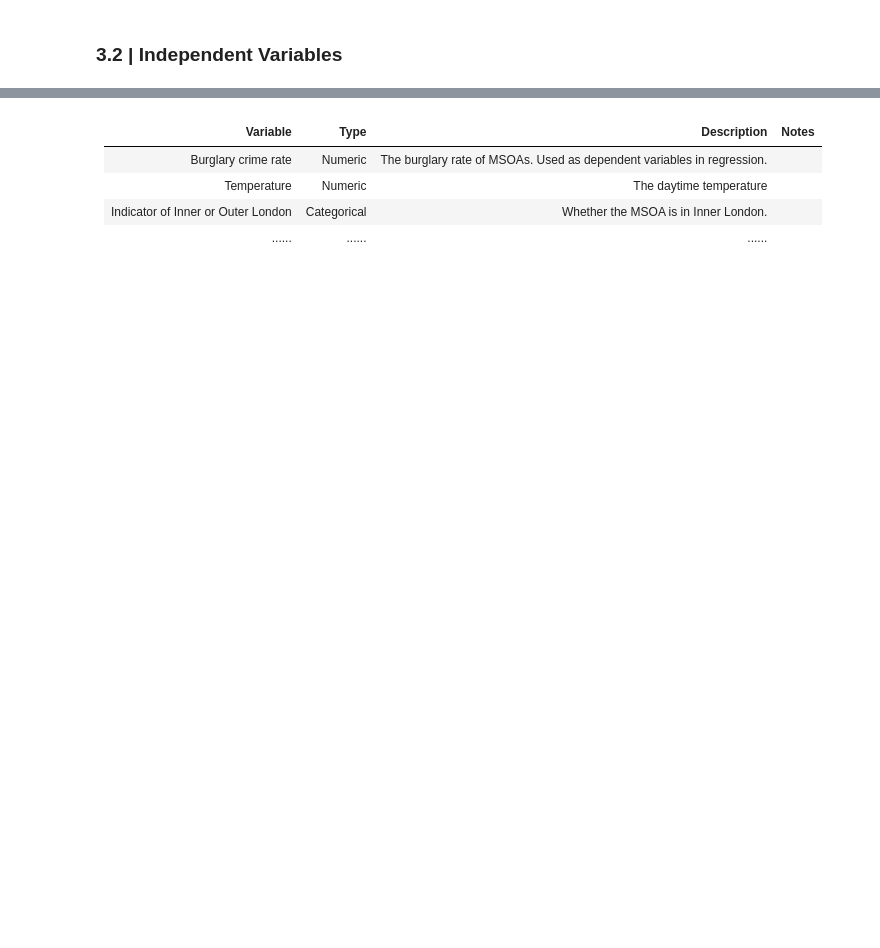
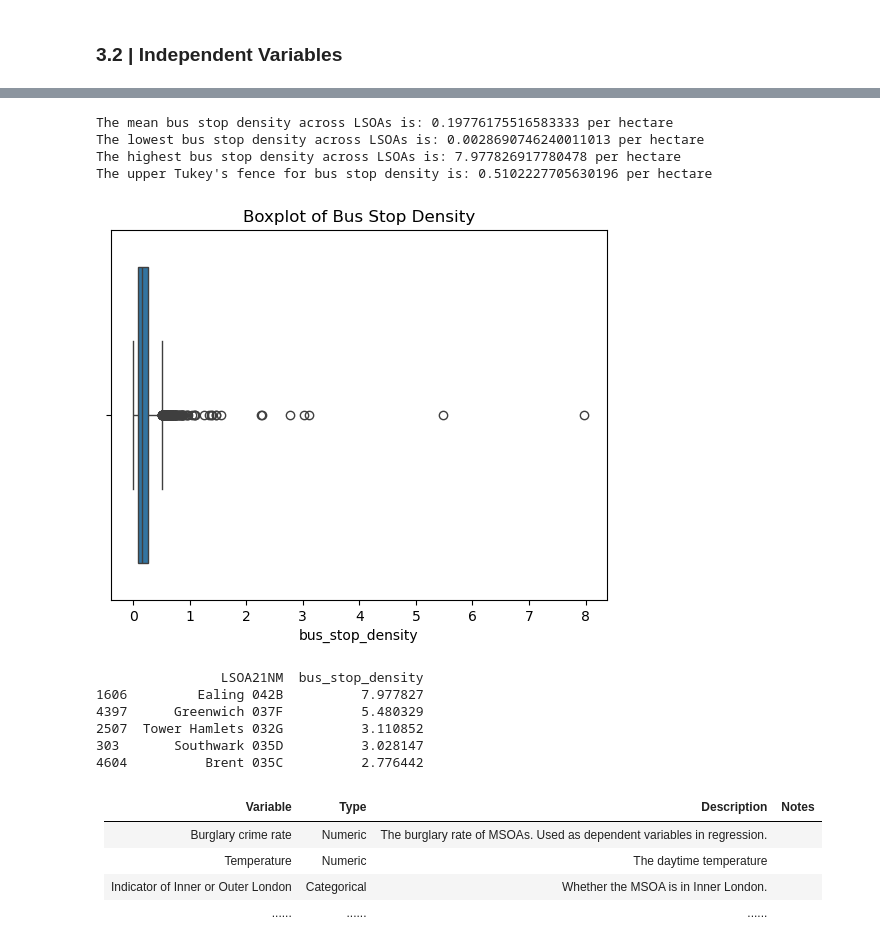
Before and after one commit to hanxiang270/CASA0006, a Jupyter notebook: CASA0006_Part1.ipynb, the cells around one changed output, grey strips where cells are left out. Drawn from its saved outputs; the diff is of its cells as text; code cells hidden in the pictures; blank space fills up the shorter version.

```diff
--- a/CASA0006_Part1.ipynb
+++ b/CASA0006_Part1.ipynb
@@ -251,0 +464,15 @@ NameError: name 'london_osm_transport' is not defined
+# %%
+# This cell calculates a key predictor of bus stop density per hectare (LSOA).
+
+# (1) Perform a spatial join to count the number of bus stops within each LSOA.
+bus_stop_counts = gpd.sjoin(london_robbery, bus_stops, how="left", predicate='intersects').groupby('LSOA21CD').size()
+
+# (2) Merge the bus stop counts into 'london_robbery' and calculate bus stop density.
+london_robbery['bus_stop_count'] = london_robbery['LSOA21CD'].map(bus_stop_counts).fillna(0)
+london_robbery['bus_stop_density'] = london_robbery['bus_stop_count'] / london_robbery['lsoa_area_hectares']
+
+# (3) Drop the 'bus_stop_count' column
+london_robbery.drop(columns=['bus_stop_count'], inplace=True)
+
+# (4) Data inspection
+print(london_robbery['bus_stop_density'].info(), london_robbery['bus_stop_density'].head(), london_robbery['bus_stop_density'].isna().sum())
@@ -252,3 +494,41 @@ NameError: name 'london_osm_transport' is not defined
+# %%
+# This cell produces the descriptive statistics for the key predictor
+
+# (1) Range
+mean_density = london_robbery['bus_stop_density'].mean()
+min_density = london_robbery['bus_stop_density'].min()
+max_density = london_robbery['bus_stop_density'].max()
+print(f"The mean bus stop density across LSOAs is: {mean_density} per hectare")
+print(f"The lowest bus stop density across LSOAs is: {min_density} per hectare")
+print(f"The highest bus stop density across LSOAs is: {max_density} per hectare")
+
+# (2) Upper Tukey's Fence (for determining the color bins and range in the following visualization
+Q1 = london_robbery['bus_stop_density'].quantile(0.25)
+Q3 = london_robbery['bus_stop_density'].quantile(0.75)
+IQR = Q3 - Q1
+upper_tukey_fence = Q3 + 1.5 * IQR
+print(f"The upper Tukey's fence for bus stop density is: {upper_tukey_fence} per hectare")
+
+# (3) Box Plot
+sns.boxplot(x=london_robbery['bus_stop_density'])
+plt.title('Boxplot of Bus Stop Density')
+plt.show()
+
+# (4) Top 5 LSOAs
+top5_bus = london_robbery.sort_values(by='bus_stop_density', ascending=False).head(5)
+print(top5_bus[['LSOA21NM', 'bus_stop_density']])
+# %% [output]
+The mean bus stop density across LSOAs is: 0.19776175516583333 per hectare
+The lowest bus stop density across LSOAs is: 0.0028690746240011013 per hectare
+The highest bus stop density across LSOAs is: 7.977826917780478 per hectare
+The upper Tukey's fence for bus stop density is: 0.5102227705630196 per hectare
+[figure, added]
+                LSOA21NM  bus_stop_density
+1606         Ealing 042B          7.977827
+4397      Greenwich 037F          5.480329
+2507  Tower Hamlets 032G          3.110852
+303       Southwark 035D          3.028147
+4604          Brent 035C          2.776442
 # %% [markdown]
 | Variable                            | Type         | Description                                                             |Notes   |
 |-------------------------------------|--------------|-------------------------------------------------------------------------|---|
```
Also changed, not shown: parts of 49 cells of this notebook, 3 other files.
